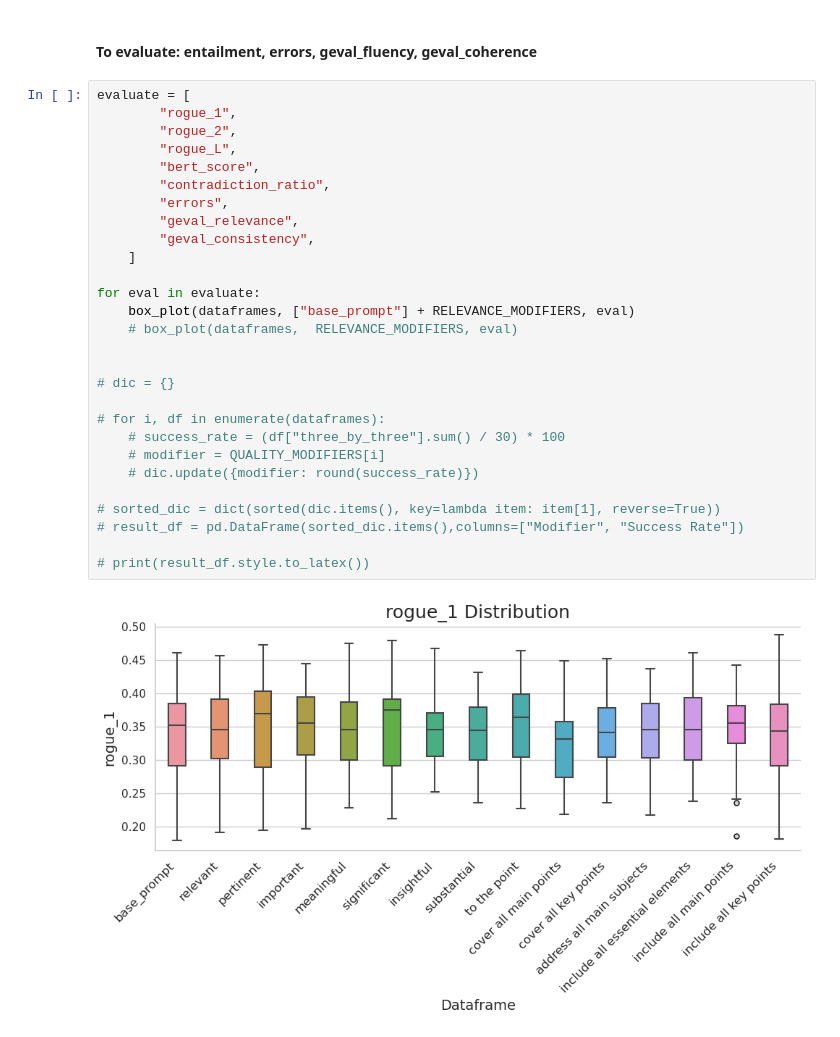
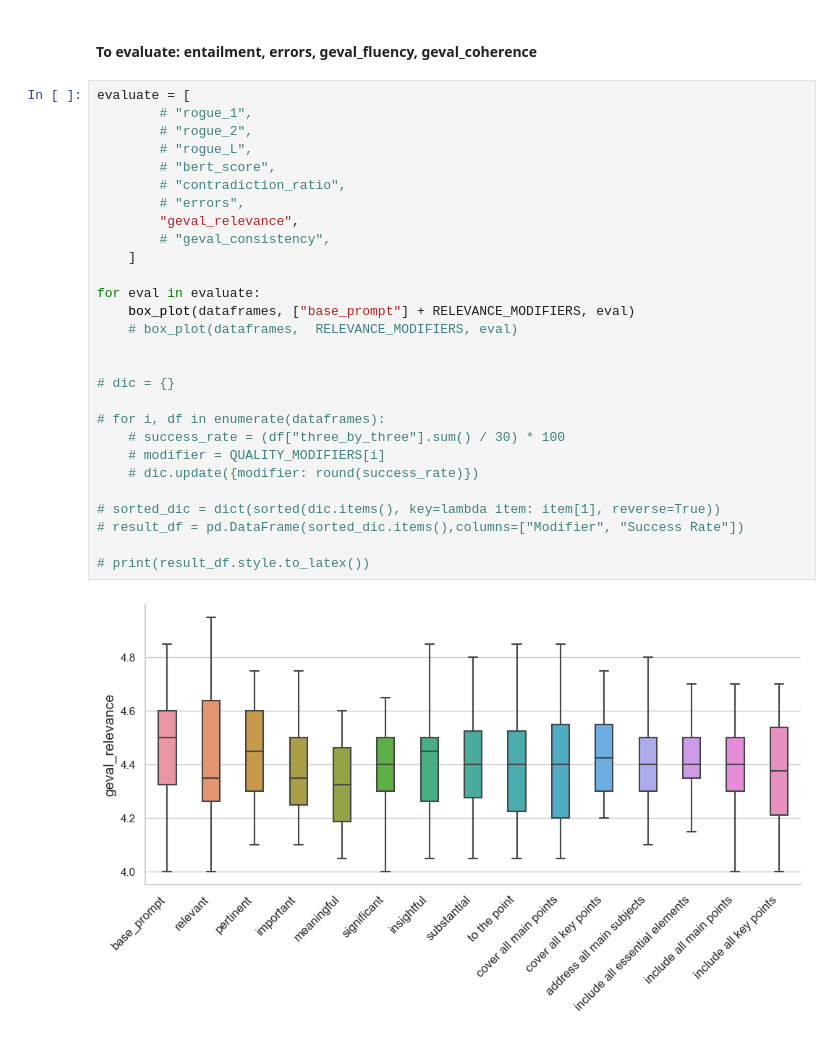
Before and after one commit to ErlendMariusOmmundsen/gpt-prompt-engineering, a Jupyter notebook: relevance.ipynb, the cells around one changed output. Saved outputs shown, nothing was run; the diff lists cells and outputs as text.

```diff
--- a/relevance.ipynb
+++ b/relevance.ipynb
@@ -100,31 +100,31 @@ print("####### 30 tries per modifier #######\n")
 #### To evaluate: entailment, errors, geval_fluency, geval_coherence
 # %%
 evaluate = [
-        "rogue_1",
-        "rogue_2",
-        "rogue_L",
-        "bert_score",
-        "contradiction_ratio",
-        "errors",
+        # "rogue_1",
+        # "rogue_2",
+        # "rogue_L",
+        # "bert_score",
+        # "contradiction_ratio",
+        # "errors",
         "geval_relevance",
-        "geval_consistency",
+        # "geval_consistency",
     ]
 
 for eval in evaluate:
     box_plot(dataframes, ["base_prompt"] + RELEVANCE_MODIFIERS, eval)
     # box_plot(dataframes,  RELEVANCE_MODIFIERS, eval)
 
 
 # dic = {}
 
 # for i, df in enumerate(dataframes):
     # success_rate = (df["three_by_three"].sum() / 30) * 100
     # modifier = QUALITY_MODIFIERS[i]
     # dic.update({modifier: round(success_rate)})
 
 # sorted_dic = dict(sorted(dic.items(), key=lambda item: item[1], reverse=True))
 # result_df = pd.DataFrame(sorted_dic.items(),columns=["Modifier", "Success Rate"])
 
 # print(result_df.style.to_latex())
 # %% [output]
-[figure, old version]
+[figure, new version]
```
Also changed, not shown: parts of 3 cells of this notebook, 9 other files.
